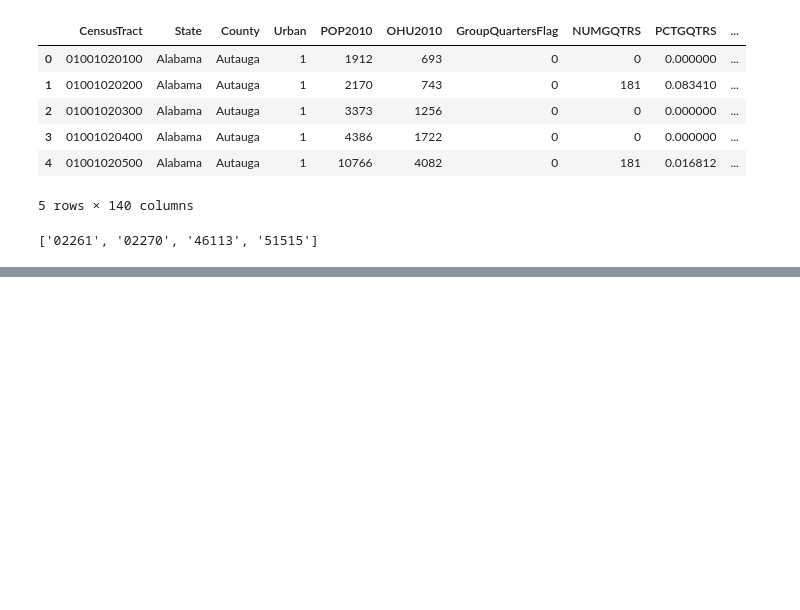
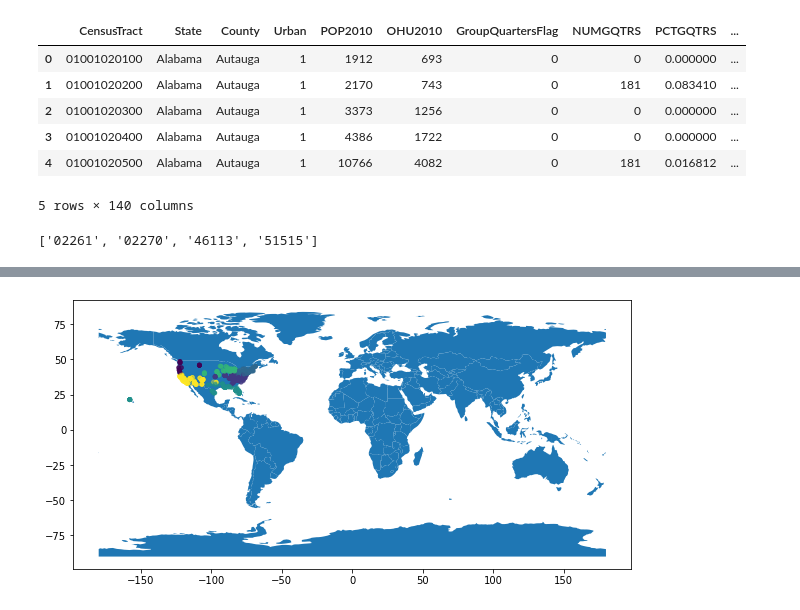
Before and after one commit to cgnik/school-datascience, a Jupyter notebook: food-census.ipynb, the cells around one changed output, grey strips where cells are left out. Drawn from its saved outputs; the diff is of its cells as text; code cells hidden in the pictures; blank space fills up the shorter version.

Commit message:
successful clutering; found that food is seldome going to help with twitter analysis; starting better clustering and need to add the deserts

```diff
--- a/food-census.ipynb
+++ b/food-census.ipynb
@@ -274,0 +262,9 @@ nono
+# %%
+import matplotlib.pyplot as plt
+from scipy.cluster.vq import kmeans2, whiten
+
+# arr = r['INTPTLONG','INTPTLAT']
+# arr
+r=r.reset_index(drop=True)
+arr = r.loc[:][['INTPTLAT', 'INTPTLONG']]
+arr
@@ -274,0 +285,12 @@ nono
+# %%
+x, y = kmeans2(whiten(arr), 7, iter = 20)  #<--- I randomly picked 7 clusters
+
+# plt.scatter(arr.INTPTLONG, arr.INTPTLAT, c=y, alpha=0.33333)
+clust_geo = [Point(xy) for xy in zip(arr['INTPTLONG'], arr['INTPTLAT'])]
+gdf = GeoDataFrame(arr, geometry=clust_geo)
+
+
+clust_world = gpd.read_file(gpd.datasets.get_path('naturalearth_lowres'))
+clusterplot = gdf.plot(ax=clust_world.plot(figsize=(10, 6)), marker='o', c=y, alpha=0.33333, markersize=15);
+# %% [output]
+[figure, added]
```
Also changed, not shown: parts of 4 cells of this notebook, 3 other files.
